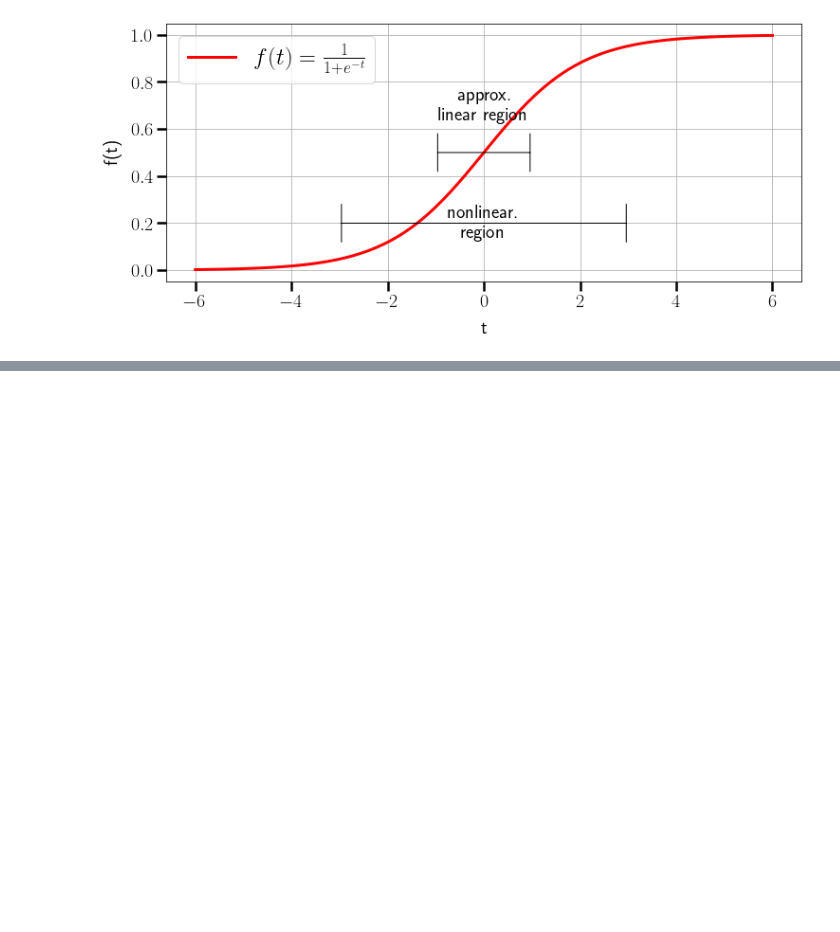
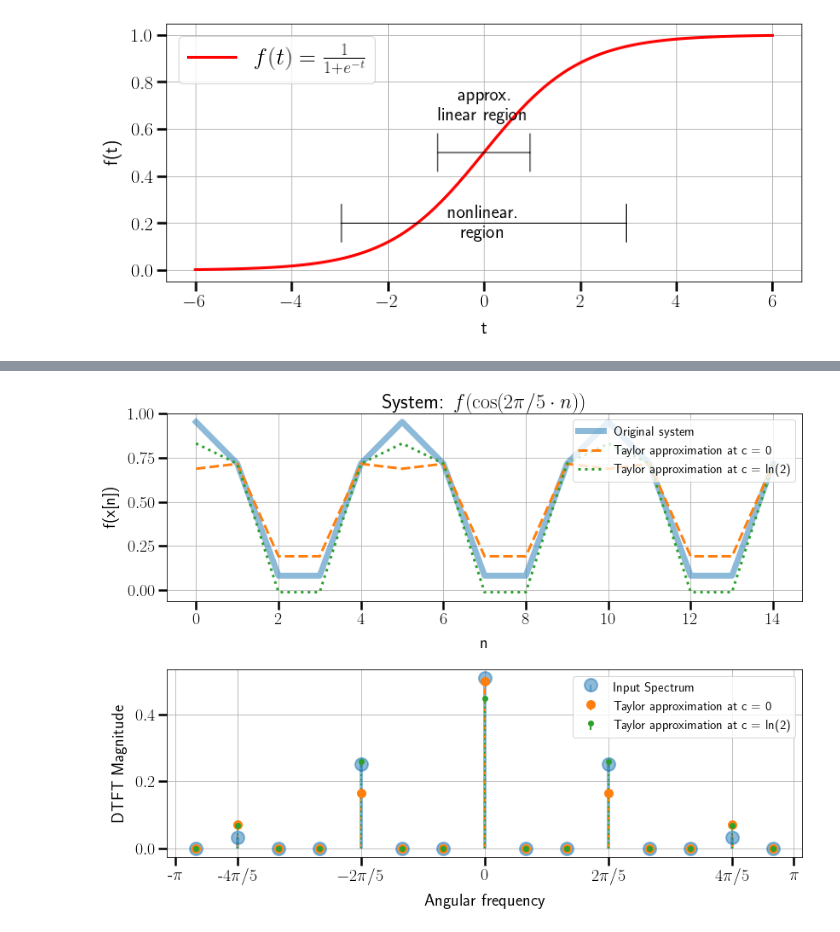
Before and after one commit to FelixSto/NSP_Assignments, a Jupyter notebook: notebooks/assignments/1-2-harmonic-analysis_sophie.ipynb, the cells around one changed output, grey strips where cells are left out. Saved outputs shown, nothing was run; the diff lists cells and outputs as text; code cells hidden in the pictures; blank space fills up the shorter version.

```diff
--- a/notebooks/assignments/1-2-harmonic-analysis_sophie.ipynb
+++ b/notebooks/assignments/1-2-harmonic-analysis_sophie.ipynb
@@ -210,0 +148,10 @@ plt.tight_layout()
+# %%
+fs = 1
+Y = fftshift(np.abs(fft(y_3))/N)
+Y_0_3 = fftshift(np.abs(fft(y_0_3)/N))
+Y_ln_3 = fftshift(np.abs(fft(y_ln_3)/N))
+f = fftshift(fftfreq(N, 1/fs))
+
+ex2_signal_time_frequency(x,y_3,y_0_3,y_ln_3,f,Y,Y_0_3,Y_ln_3,title='System: $f(\cos(2\pi/5 \cdot n))$')
+# %% [output]
+[figure, added]
```
Also changed, not shown: parts of 4 cells of this notebook, 2 other files.
